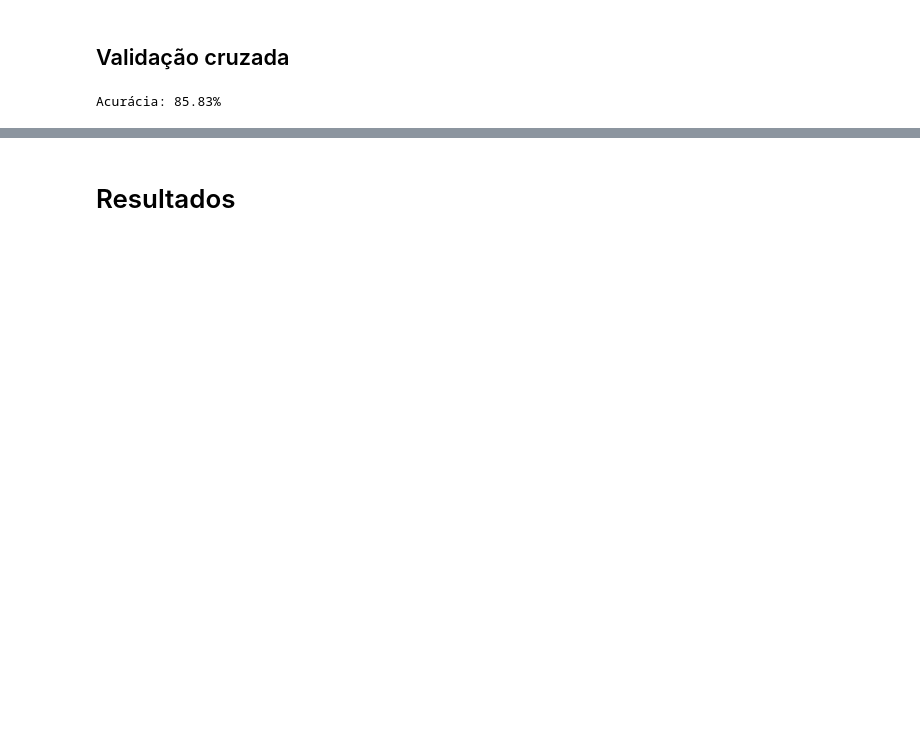
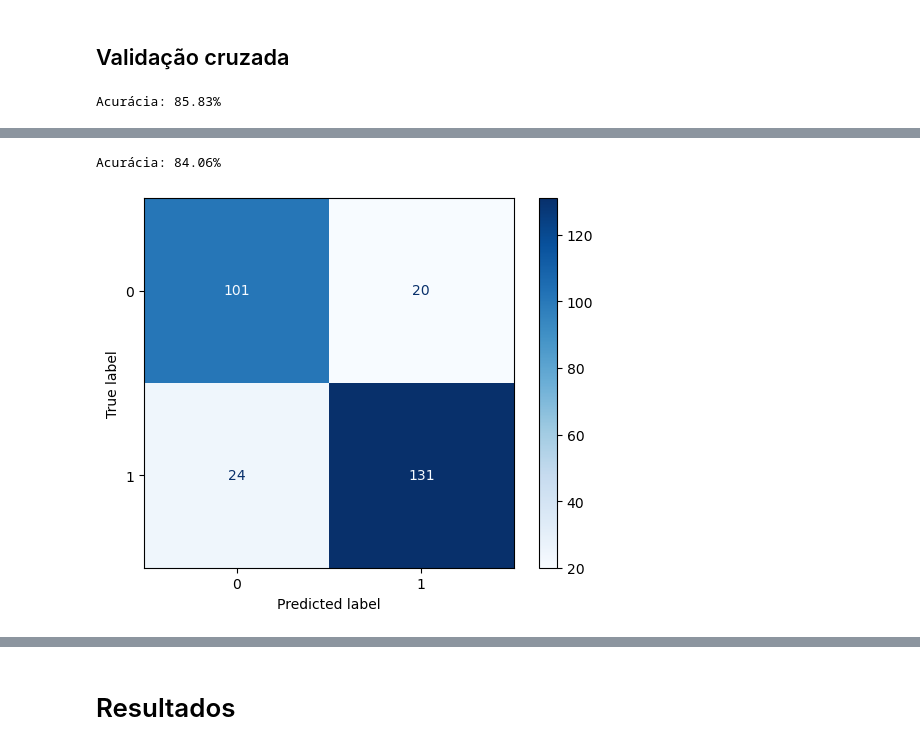
Before and after one commit to Rodriggo-Marcelino/Aprendizado_Supervisionado_Classifica-o, a Jupyter notebook: MachileLearningHeart.ipynb, the cells around one changed output, grey strips where cells are left out. Cells and saved outputs as stored; diff of their text form; code cells hidden in the pictures; blank space fills up the shorter version.

```diff
--- a/MachileLearningHeart.ipynb
+++ b/MachileLearningHeart.ipynb
@@ -1332,0 +1473,3 @@ Acurácia: 85.83%
+# %%
+knn = KNeighborsClassifier(n_neighbors=7, metric='minkowski', p=1)
+knn.fit(x_treino, y_treino)
@@ -1332,0 +1478,3 @@ Acurácia: 85.83%
+# %%
+previsoes_knn = knn.predict(x_teste)
+previsoes_knn
@@ -1332,0 +1511,13 @@ Acurácia: 85.83%
+# %%
+print('Acurácia: %.2f%%' % (accuracy_score(y_teste, previsoes_knn) * 100))
+# %% [output]
+Acurácia: 84.06%
+# %%
+disp = ConfusionMatrixDisplay.from_predictions(
+    y_teste,
+    previsoes_knn,
+    cmap = plt.cm.Blues
+)
+plt.show()
+# %% [output]
+[figure, added]
```
Also changed, not shown: parts of 47 cells of this notebook, 2 other files.
